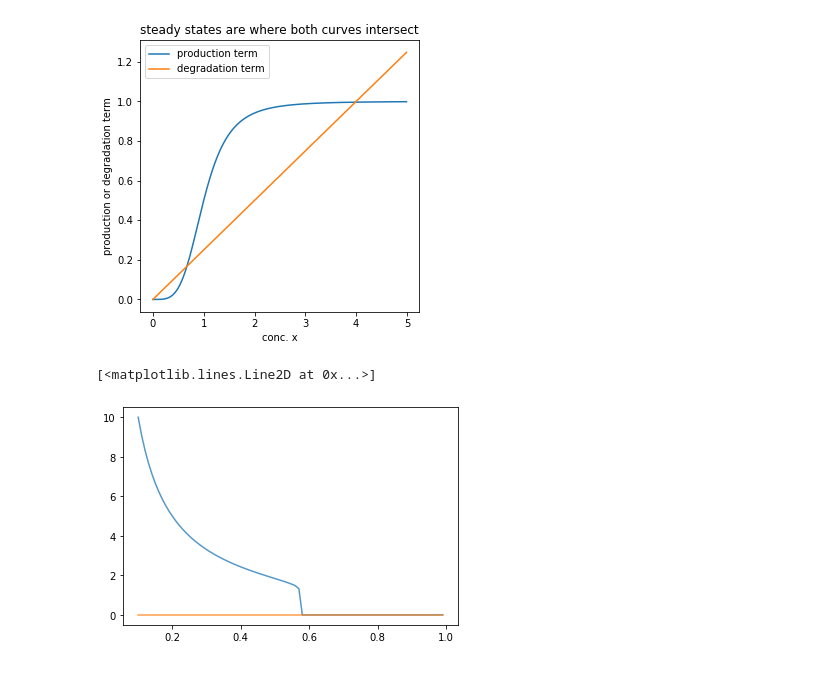
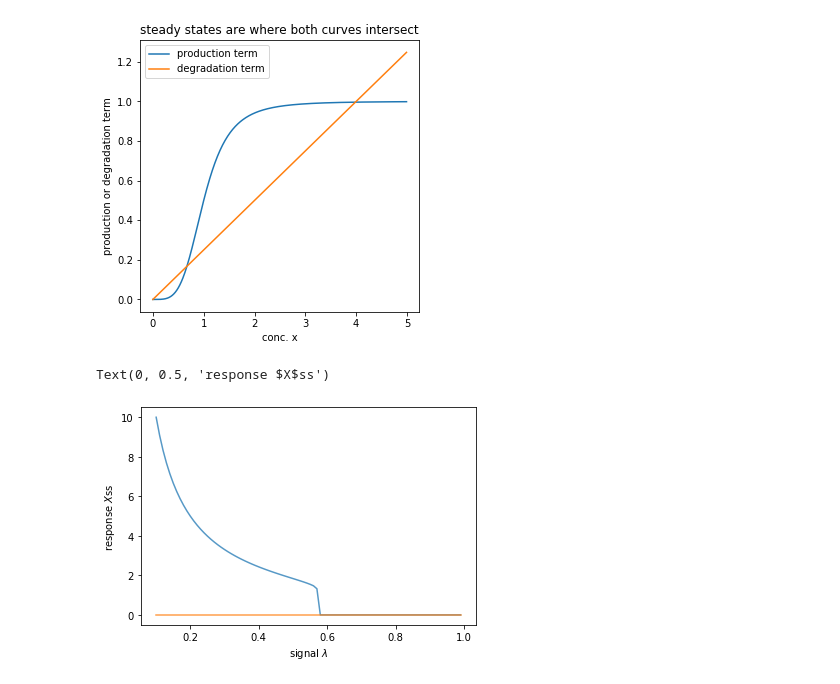
Before and after one commit to olmom/models_for_teaching, a Jupyter notebook: bistability_simple_solution.ipynb, the cells around one changed output. Drawn from its saved outputs; the diff is of its cells as text; code cells hidden in the pictures.

```diff
--- a/bistability_simple_solution.ipynb
+++ b/bistability_simple_solution.ipynb
@@ -123,32 +123,34 @@ for l in lambda_values:
     # 1. change the parameter
     parameters['lam'] = l
     # 2. solve ODE and find steady state for the new lambda value
     sol = odeint(bistability, y0, t, args=(parameters,))
     steady_state = sol[-1] #our last value of the simulation is the steady state
     # 3. store the steady state value
     list_steady_states.append(steady_state)
     # 4. now we use the steady state value as initial condition for the next iteration
     y0 = steady_state
 
 list_steady_states = np.asarray(list_steady_states)
 
 # now we do the same but instead of changing labmda values in an increasing way, we change it from LARGER to SMALLER value:
 lambda_values_rev = lambda_values[::-1]
 list_steady_states_rev = []
 y0 = .1
 
 for l in lambda_values_rev:
     parameters['lam'] = l
     sol = odeint(bistability, y0, t, args=(parameters,))
     steady_state = sol[-1]
     list_steady_states_rev.append(steady_state)
     y0 = steady_state
 
 # plot
 fig5 = plt.figure()
 ax5 = fig5.add_subplot(111)
 ax5.plot(lambda_values, list_steady_states, alpha=0.75)
 ax5.plot(lambda_values, list_steady_states_rev[::-1], alpha=0.75)
+ax5.set_xlabel('signal $\lambda$')
+ax5.set_ylabel('response $X$ss')
 # %% [output]
-[<matplotlib.lines.Line2D at 0x...>]
+Text(0, 0.5, 'response $X$ss')
-[figure, old version]
+[figure, new version]
```
Also changed, not shown: parts of 1 cell of this notebook, 4 other files.
